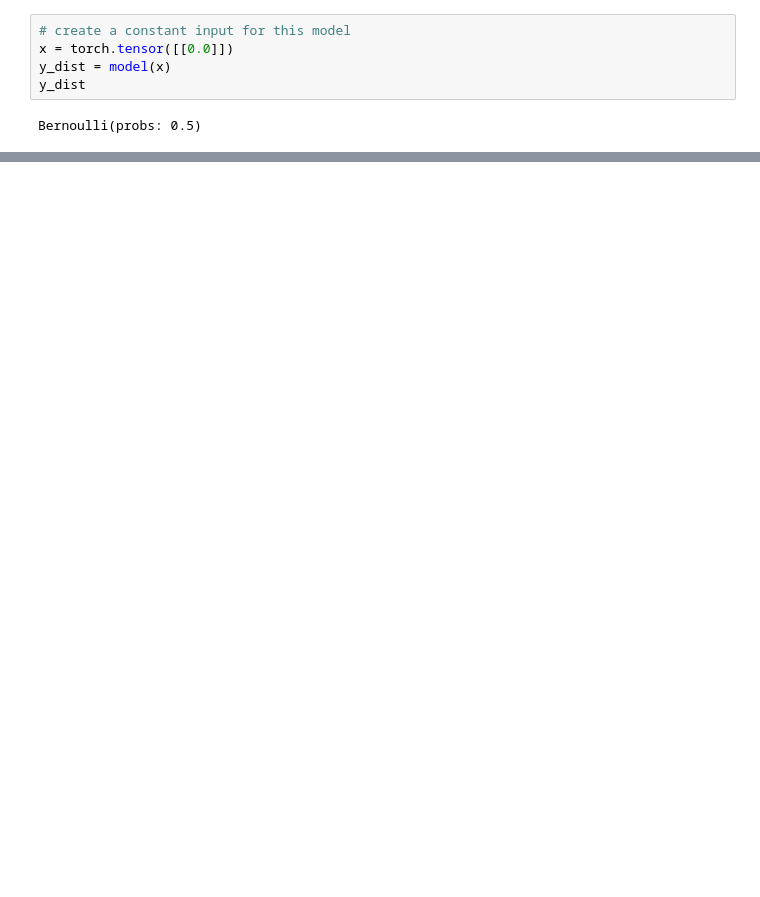
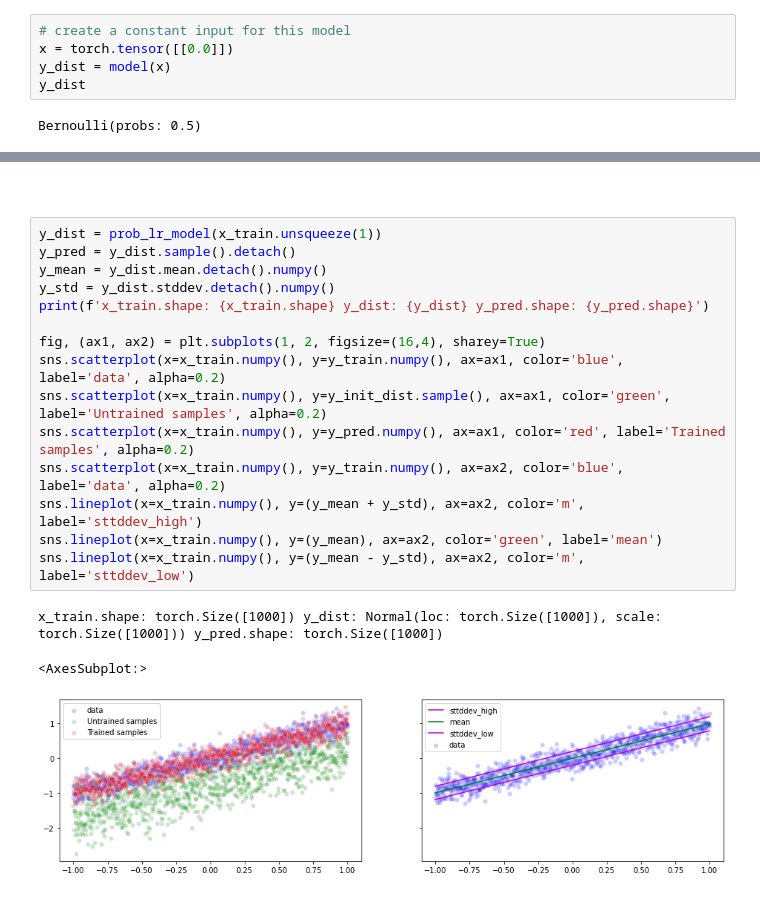
Before and after one commit to achinta/machine-learning, a Jupyter notebook: notebooks/probabilistic-deep-learning/torch_w2_coding_tutorial.ipynb, the cells around one changed output, grey strips where cells are left out. Cells and saved outputs as stored; diff of their text form; blank space fills up the shorter version.

```diff
--- a/notebooks/probabilistic-deep-learning/torch_w2_coding_tutorial.ipynb
+++ b/notebooks/probabilistic-deep-learning/torch_w2_coding_tutorial.ipynb
@@ -138,0 +302,21 @@ ax.axhline(1.0, ls=':')
+# %% [markdown]
+###
+# %%
+y_dist = prob_lr_model(x_train.unsqueeze(1))
+y_pred = y_dist.sample().detach()
+y_mean = y_dist.mean.detach().numpy()
+y_std = y_dist.stddev.detach().numpy()
+print(f'x_train.shape: {x_train.shape} y_dist: {y_dist} y_pred.shape: {y_pred.shape}')
+
+fig, (ax1, ax2) = plt.subplots(1, 2, figsize=(16,4), sharey=True)
+sns.scatterplot(x=x_train.numpy(), y=y_train.numpy(), ax=ax1, color='blue', label='data', alpha=0.2)
+sns.scatterplot(x=x_train.numpy(), y=y_init_dist.sample(), ax=ax1, color='green', label='Untrained samples', alpha=0.2)
+sns.scatterplot(x=x_train.numpy(), y=y_pred.numpy(), ax=ax1, color='red', label='Trained samples', alpha=0.2)
+sns.scatterplot(x=x_train.numpy(), y=y_train.numpy(), ax=ax2, color='blue', label='data', alpha=0.2)
+sns.lineplot(x=x_train.numpy(), y=(y_mean + y_std), ax=ax2, color='m', label='sttddev_high')
+sns.lineplot(x=x_train.numpy(), y=(y_mean), ax=ax2, color='green', label='mean')
+sns.lineplot(x=x_train.numpy(), y=(y_mean - y_std), ax=ax2, color='m', label='sttddev_low')
+# %% [output]
+x_train.shape: torch.Size([1000]) y_dist: Normal(loc: torch.Size([1000]), scale: torch.Size([1000])) y_pred.shape: torch.Size([1000])
+<AxesSubplot:>
+[figure, added]
```
Also changed, not shown: parts of 17 cells of this notebook.
